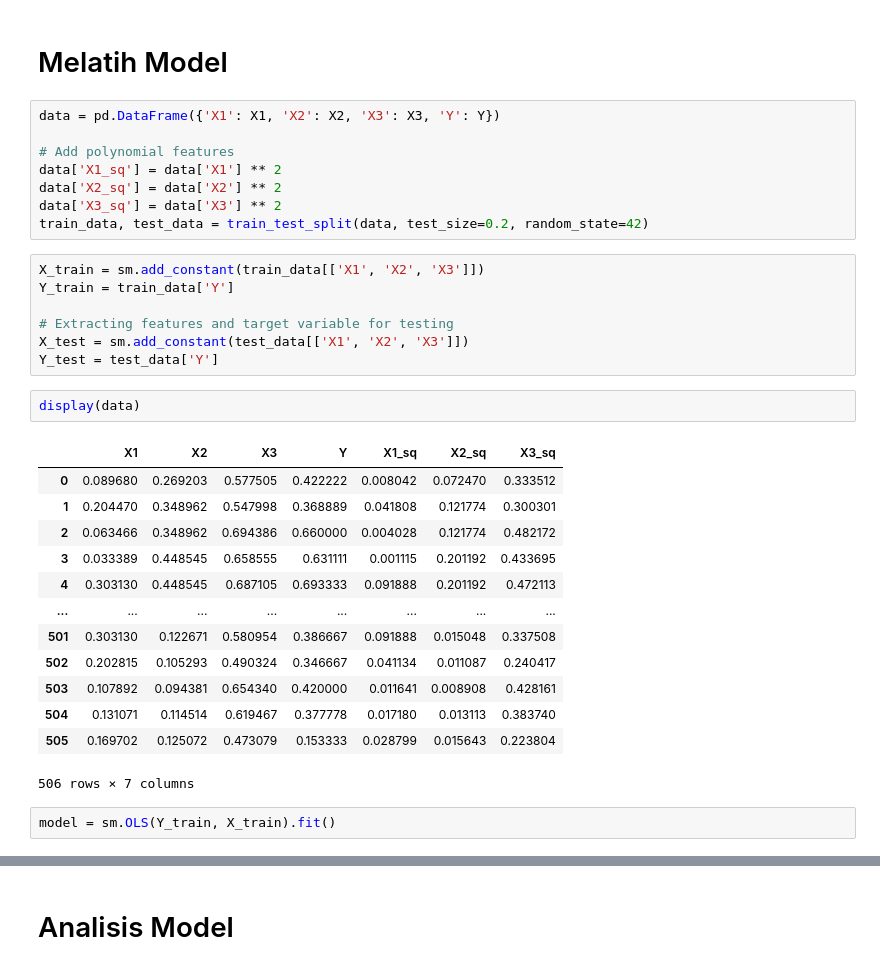
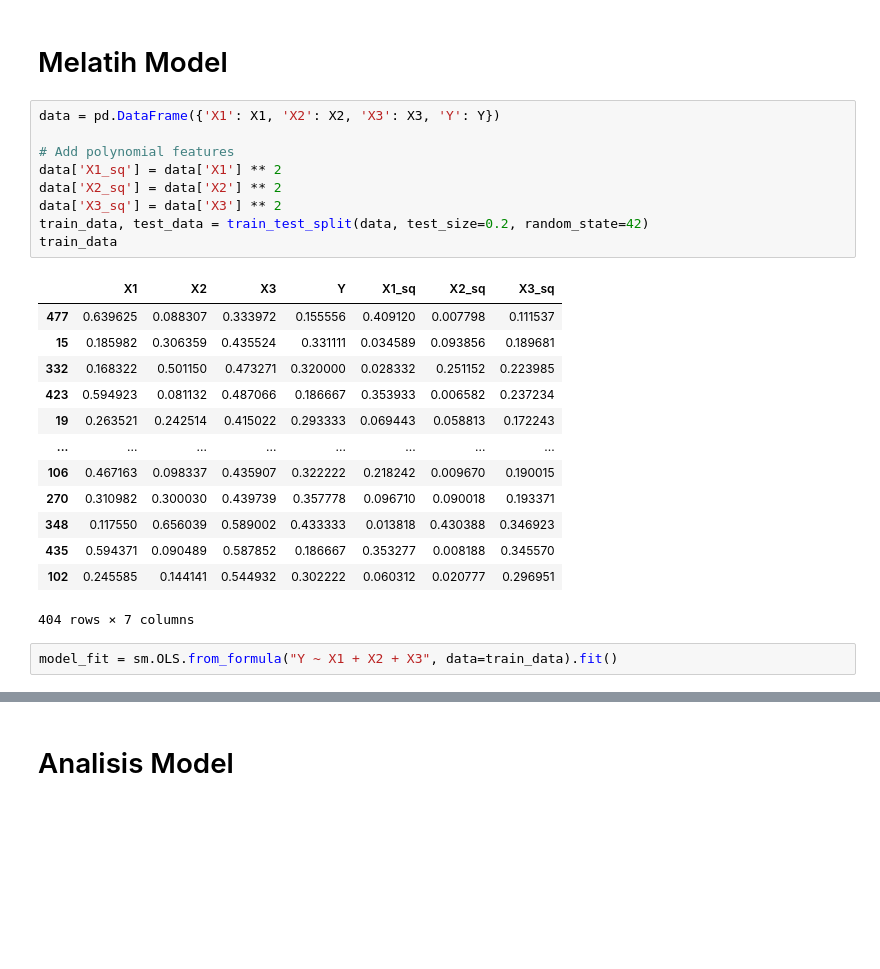
Before and after one commit to ardifjar443/learningMachineLearning, a Jupyter notebook: linear_regresion/multivariate.ipynb, the cells around one changed output, grey strips where cells are left out. Drawn from its saved outputs; the diff is of its cells as text; blank space fills up the shorter version.

```diff
--- a/linear_regresion/multivariate.ipynb
+++ b/linear_regresion/multivariate.ipynb
@@ -66,36 +66,28 @@ Y = df_normalized["MEDV"]
 # %%
 data = pd.DataFrame({'X1': X1, 'X2': X2, 'X3': X3, 'Y': Y})
 
 # Add polynomial features
 data['X1_sq'] = data['X1'] ** 2
 data['X2_sq'] = data['X2'] ** 2
 data['X3_sq'] = data['X3'] ** 2
 train_data, test_data = train_test_split(data, test_size=0.2, random_state=42)
+train_data
+# %% [output]
+|  | X1 | X2 | X3 | Y | X1_sq | X2_sq | X3_sq |
+| 477 | 0.639625 | 0.088307 | 0.333972 | 0.155556 | 0.409120 | 0.007798 | 0.111537 |
+| 15 | 0.185982 | 0.306359 | 0.435524 | 0.331111 | 0.034589 | 0.093856 | 0.189681 |
+| 332 | 0.168322 | 0.501150 | 0.473271 | 0.320000 | 0.028332 | 0.251152 | 0.223985 |
+| 423 | 0.594923 | 0.081132 | 0.487066 | 0.186667 | 0.353933 | 0.006582 | 0.237234 |
+| 19 | 0.263521 | 0.242514 | 0.415022 | 0.293333 | 0.069443 | 0.058813 | 0.172243 |
+| ... | ... | ... | ... | ... | ... | ... | ... |
+| 106 | 0.467163 | 0.098337 | 0.435907 | 0.322222 | 0.218242 | 0.009670 | 0.190015 |
+| 270 | 0.310982 | 0.300030 | 0.439739 | 0.357778 | 0.096710 | 0.090018 | 0.193371 |
+| 348 | 0.117550 | 0.656039 | 0.589002 | 0.433333 | 0.013818 | 0.430388 | 0.346923 |
+| 435 | 0.594371 | 0.090489 | 0.587852 | 0.186667 | 0.353277 | 0.008188 | 0.345570 |
+| 102 | 0.245585 | 0.144141 | 0.544932 | 0.302222 | 0.060312 | 0.020777 | 0.296951 |
+404 rows × 7 columns
-# %%
-X_train = sm.add_constant(train_data[['X1', 'X2', 'X3']])
-Y_train = train_data['Y']
-
-# Extracting features and target variable for testing
-X_test = sm.add_constant(test_data[['X1', 'X2', 'X3']])
-Y_test = test_data['Y']
-# %%
-display(data)
-# %% [output]
-|  | X1 | X2 | X3 | Y | X1_sq | X2_sq | X3_sq |
-| 0 | 0.089680 | 0.269203 | 0.577505 | 0.422222 | 0.008042 | 0.072470 | 0.333512 |
-| 1 | 0.204470 | 0.348962 | 0.547998 | 0.368889 | 0.041808 | 0.121774 | 0.300301 |
-| 2 | 0.063466 | 0.348962 | 0.694386 | 0.660000 | 0.004028 | 0.121774 | 0.482172 |
-| 3 | 0.033389 | 0.448545 | 0.658555 | 0.631111 | 0.001115 | 0.201192 | 0.433695 |
-| 4 | 0.303130 | 0.448545 | 0.687105 | 0.693333 | 0.091888 | 0.201192 | 0.472113 |
-| ... | ... | ... | ... | ... | ... | ... | ... |
-| 501 | 0.303130 | 0.122671 | 0.580954 | 0.386667 | 0.091888 | 0.015048 | 0.337508 |
-| 502 | 0.202815 | 0.105293 | 0.490324 | 0.346667 | 0.041134 | 0.011087 | 0.240417 |
-| 503 | 0.107892 | 0.094381 | 0.654340 | 0.420000 | 0.011641 | 0.008908 | 0.428161 |
-| 504 | 0.131071 | 0.114514 | 0.619467 | 0.377778 | 0.017180 | 0.013113 | 0.383740 |
-| 505 | 0.169702 | 0.125072 | 0.473079 | 0.153333 | 0.028799 | 0.015643 | 0.223804 |
-506 rows × 7 columns
-# %%
-model = sm.OLS(Y_train, X_train).fit()
+# %%
+model_fit = sm.OLS.from_formula("Y ~ X1 + X2 + X3", data=train_data).fit()
 # %%
 # Visualize the model
 fig = plt.figure(figsize=(12, 8))
```
Also changed, not shown: parts of 7 cells of this notebook, 14 other files.
